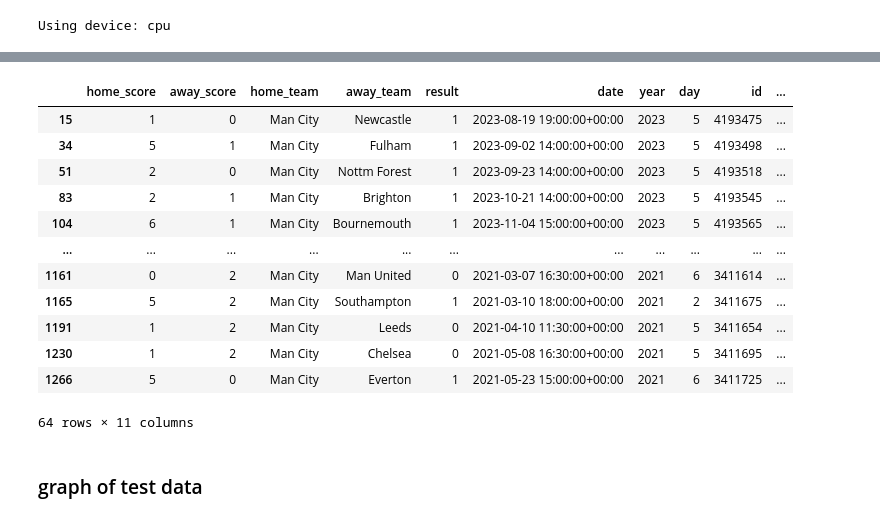
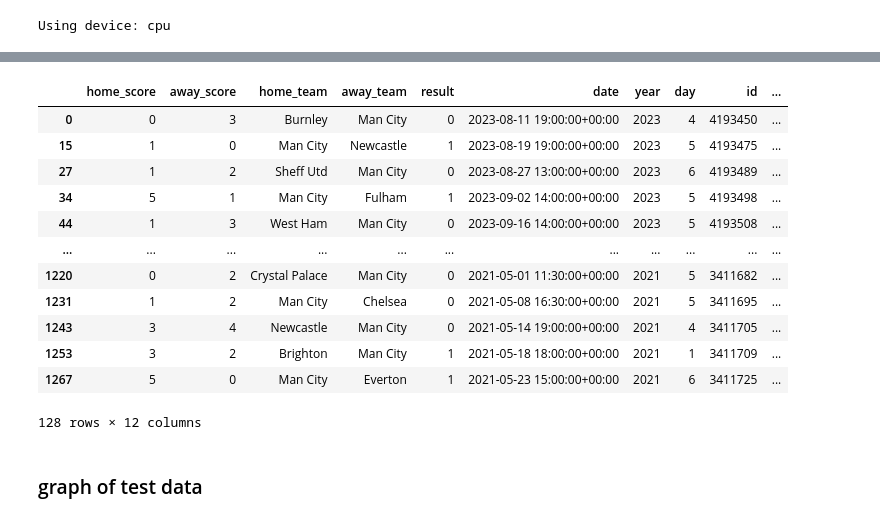
Before and after one commit to brimell/ailvarez, a Jupyter notebook: framework/football_with_teams_full_scoreline_new_data_random_forest.ipynb, the cells around one changed output, grey strips where cells are left out. Drawn from its saved outputs; the diff is of its cells as text; code cells hidden in the pictures.

```diff
--- a/framework/football_with_teams_full_scoreline_new_data_random_forest.ipynb
+++ b/framework/football_with_teams_full_scoreline_new_data_random_forest.ipynb
@@ -222,24 +237,29 @@ display(pd.crosstab(index=combined['actual'], columns=[combined['prediction']]))
-# %%
-grouped_matches = data.groupby("home_team")
-group = grouped_matches.get_group("Man City")
-grouped_matches = data.groupby("away_team")
-# group = group
-
-group
-# %% [output]
-|  | home_score | away_score | home_team | away_team | result | date | year | day | id | ... |
-| 15 | 1 | 0 | Man City | Newcastle | 1 | 2023-08-19 19:00:00+00:00 | 2023 | 5 | 4193475 | ... |
-| 34 | 5 | 1 | Man City | Fulham | 1 | 2023-09-02 14:00:00+00:00 | 2023 | 5 | 4193498 | ... |
-| 51 | 2 | 0 | Man City | Nottm Forest | 1 | 2023-09-23 14:00:00+00:00 | 2023 | 5 | 4193518 | ... |
-| 83 | 2 | 1 | Man City | Brighton | 1 | 2023-10-21 14:00:00+00:00 | 2023 | 5 | 4193545 | ... |
-| 104 | 6 | 1 | Man City | Bournemouth | 1 | 2023-11-04 15:00:00+00:00 | 2023 | 5 | 4193565 | ... |
-| ... | ... | ... | ... | ... | ... | ... | ... | ... | ... | ... |
-| 1161 | 0 | 2 | Man City | Man United | 0 | 2021-03-07 16:30:00+00:00 | 2021 | 6 | 3411614 | ... |
-| 1165 | 5 | 2 | Man City | Southampton | 1 | 2021-03-10 18:00:00+00:00 | 2021 | 2 | 3411675 | ... |
-| 1191 | 1 | 2 | Man City | Leeds | 0 | 2021-04-10 11:30:00+00:00 | 2021 | 5 | 3411654 | ... |
-| 1230 | 1 | 2 | Man City | Chelsea | 0 | 2021-05-08 16:30:00+00:00 | 2021 | 5 | 3411695 | ... |
-| 1266 | 5 | 0 | Man City | Everton | 1 | 2021-05-23 15:00:00+00:00 | 2021 | 6 | 3411725 | ... |
-64 rows × 11 columns
+# %%
+teams = pd.unique(data[['home_team', 'away_team']].values.ravel('K'))
+
+team_dfs = {}
+
+for team in teams:
+    team_data = data[(data['home_team'] == team) | (data['away_team'] == team)]
+    team_data = team_data.assign(is_home = team_data['home_team'] == team)
+    team_data["is_home"] = team_data["is_home"].astype(int)
+    team_dfs[team] = team_data
+
+team_dfs['Man City']
+# %% [output]
+|  | home_score | away_score | home_team | away_team | result | date | year | day | id | ... |
+| 0 | 0 | 3 | Burnley | Man City | 0 | 2023-08-11 19:00:00+00:00 | 2023 | 4 | 4193450 | ... |
+| 15 | 1 | 0 | Man City | Newcastle | 1 | 2023-08-19 19:00:00+00:00 | 2023 | 5 | 4193475 | ... |
+| 27 | 1 | 2 | Sheff Utd | Man City | 0 | 2023-08-27 13:00:00+00:00 | 2023 | 6 | 4193489 | ... |
+| 34 | 5 | 1 | Man City | Fulham | 1 | 2023-09-02 14:00:00+00:00 | 2023 | 5 | 4193498 | ... |
+| 44 | 1 | 3 | West Ham | Man City | 0 | 2023-09-16 14:00:00+00:00 | 2023 | 5 | 4193508 | ... |
+| ... | ... | ... | ... | ... | ... | ... | ... | ... | ... | ... |
+| 1220 | 0 | 2 | Crystal Palace | Man City | 0 | 2021-05-01 11:30:00+00:00 | 2021 | 5 | 3411682 | ... |
+| 1231 | 1 | 2 | Man City | Chelsea | 0 | 2021-05-08 16:30:00+00:00 | 2021 | 5 | 3411695 | ... |
+| 1243 | 3 | 4 | Newcastle | Man City | 0 | 2021-05-14 19:00:00+00:00 | 2021 | 4 | 3411705 | ... |
+| 1253 | 3 | 2 | Brighton | Man City | 1 | 2021-05-18 18:00:00+00:00 | 2021 | 1 | 3411709 | ... |
+| 1267 | 5 | 0 | Man City | Everton | 1 | 2021-05-23 15:00:00+00:00 | 2021 | 6 | 3411725 | ... |
+128 rows × 12 columns
 # %% [markdown]
 ### graph of test data
 # %%
```
Also changed, not shown: parts of 3 cells of this notebook.
